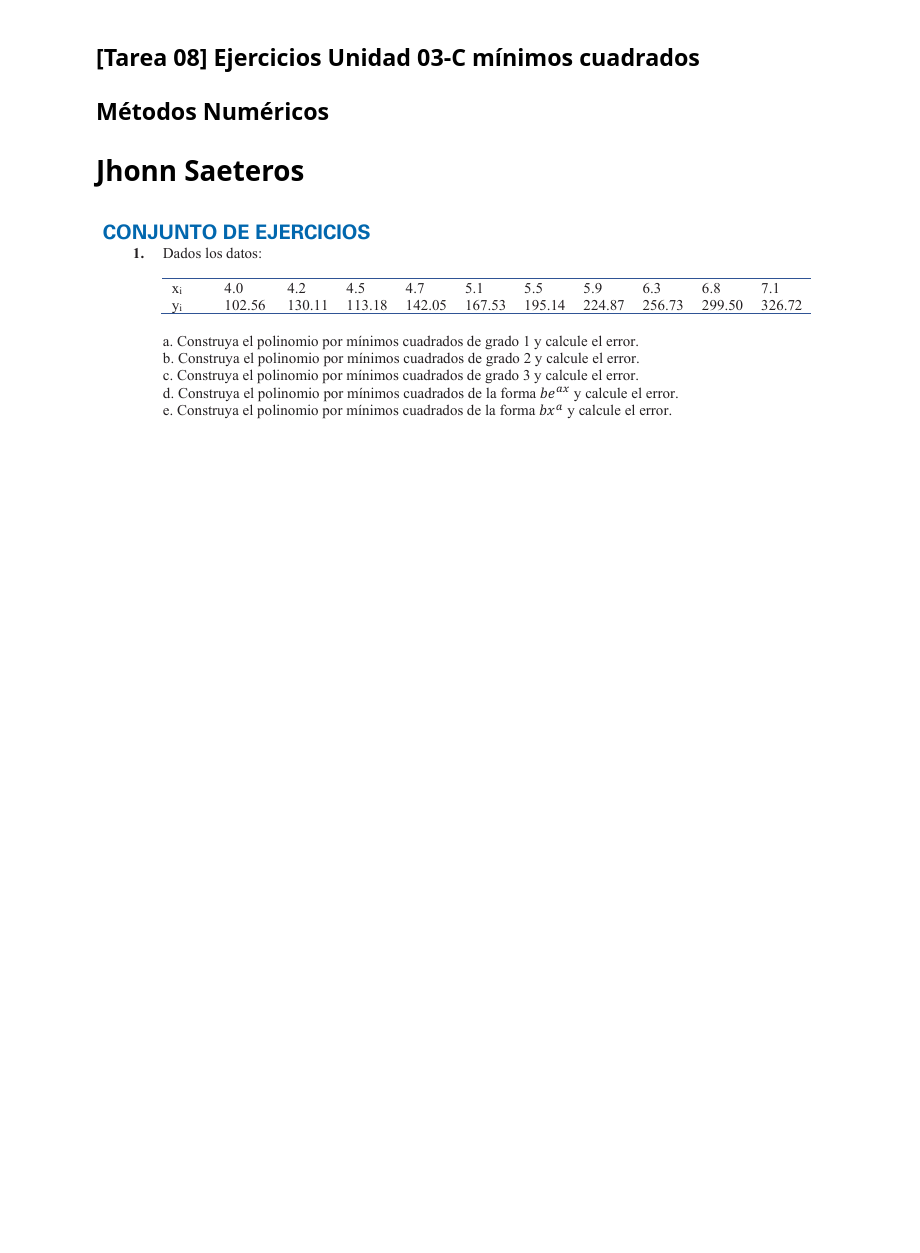
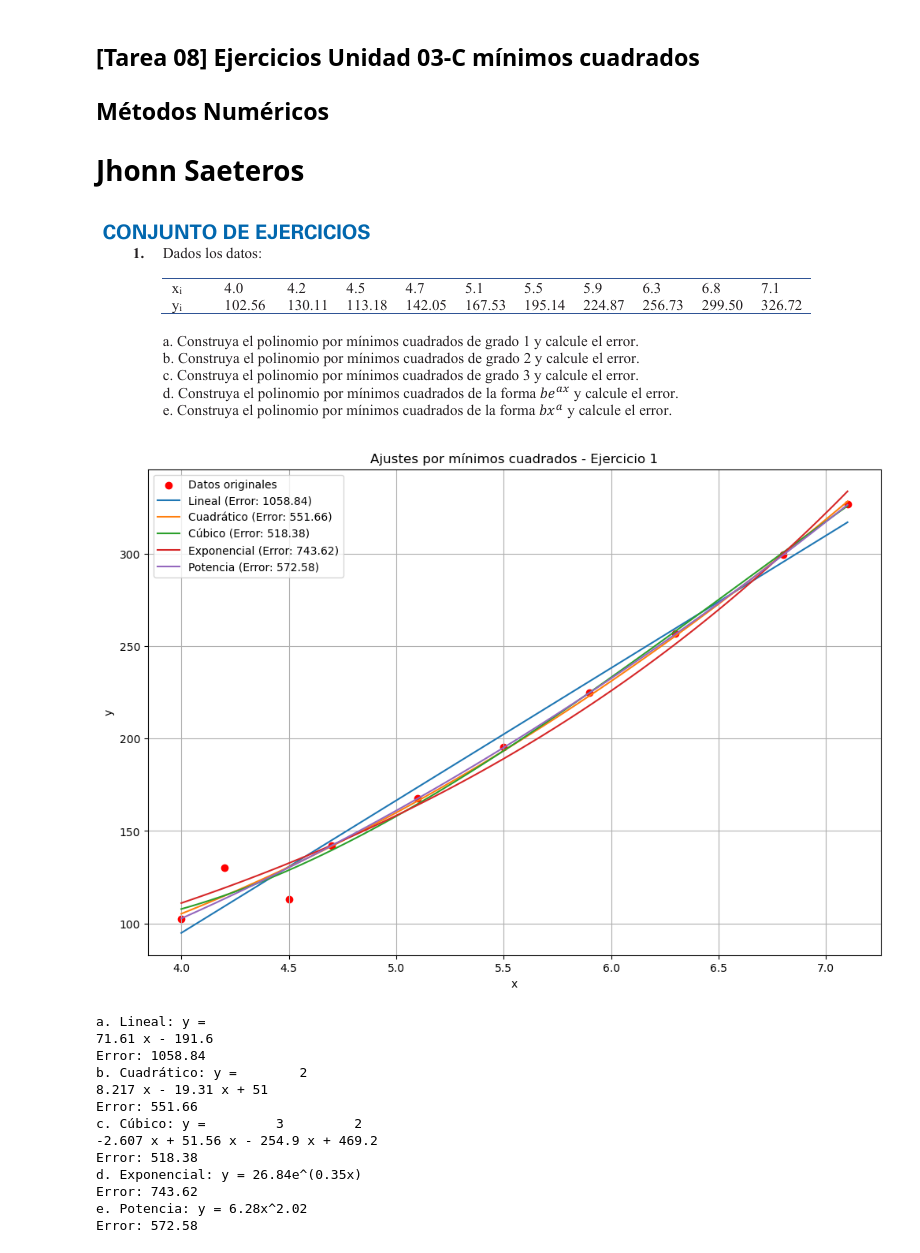
Before and after one commit to JASL22/-Tarea-08-Ejercicios-Unidad-03-C-m-nimos-cuadrados, a Jupyter notebook: Ejercicio1.ipynb, the cells around one changed output. Cells and saved outputs as stored; diff of their text form; code cells hidden in the pictures; blank space fills up the shorter version.

```diff
--- a/Ejercicio1.ipynb
+++ b/Ejercicio1.ipynb
@@ -4,3 +4,80 @@
 # Jhonn Saeteros
 # %% [markdown]
 ![image.png](attachment:image.png)
+# %%
+import numpy as np
+import matplotlib.pyplot as plt
+from scipy.optimize import curve_fit
+
+# Datos del ejercicio 1
+x1 = np.array([4.0, 4.2, 4.5, 4.7, 5.1, 5.5, 5.9, 6.3, 6.8, 7.1])
+y1 = np.array([102.56, 130.11, 113.18, 142.05, 167.53, 195.14, 224.87, 256.73, 299.50, 326.72])
+
+# a. Polinomio de grado 1 (lineal)
+coeff1 = np.polyfit(x1, y1, 1)
+p1 = np.poly1d(coeff1)
+error1 = np.sum((y1 - p1(x1))**2)
+
+# b. Polinomio de grado 2 (cuadrático)
+coeff2 = np.polyfit(x1, y1, 2)
+p2 = np.poly1d(coeff2)
+error2 = np.sum((y1 - p2(x1))**2)
+
+# c. Polinomio de grado 3 (cúbico)
+coeff3 = np.polyfit(x1, y1, 3)
+p3 = np.poly1d(coeff3)
+error3 = np.sum((y1 - p3(x1))**2)
+
+# d. Función exponencial be^ax
+def exp_func(x, a, b):
+    return b * np.exp(a * x)
+popt_exp, pcov_exp = curve_fit(exp_func, x1, y1)
+error_exp = np.sum((y1 - exp_func(x1, *popt_exp))**2)
+
+# e. Función potencia bx^a
+def power_func(x, a, b):
+    return b * x**a
+popt_pow, pcov_pow = curve_fit(power_func, x1, y1)
+error_pow = np.sum((y1 - power_func(x1, *popt_pow))**2)
+
+# Graficar todos los ajustes
+plt.figure(figsize=(12, 8))
+plt.scatter(x1, y1, color='red', label='Datos originales')
+
+x_vals = np.linspace(min(x1), max(x1), 100)
+plt.plot(x_vals, p1(x_vals), label=f'Lineal (Error: {error1:.2f})')
+plt.plot(x_vals, p2(x_vals), label=f'Cuadrático (Error: {error2:.2f})')
+plt.plot(x_vals, p3(x_vals), label=f'Cúbico (Error: {error3:.2f})')
+plt.plot(x_vals, exp_func(x_vals, *popt_exp),
+         label=f'Exponencial (Error: {error_exp:.2f})')
+plt.plot(x_vals, power_func(x_vals, *popt_pow),
+         label=f'Potencia (Error: {error_pow:.2f})')
+
+plt.title('Ajustes por mínimos cuadrados - Ejercicio 1')
+plt.xlabel('x')
+plt.ylabel('y')
+plt.legend()
+plt.grid(True)
+plt.show()
+
+# Mostrar ecuaciones y errores
+print("a. Lineal: y =", p1, f"\nError: {error1:.2f}")
+print("b. Cuadrático: y =", p2, f"\nError: {error2:.2f}")
+print("c. Cúbico: y =", p3, f"\nError: {error3:.2f}")
+print(f"d. Exponencial: y = {popt_exp[1]:.2f}e^({popt_exp[0]:.2f}x) \nError: {error_exp:.2f}")
+print(f"e. Potencia: y = {popt_pow[1]:.2f}x^{popt_pow[0]:.2f} \nError: {error_pow:.2f}")
+# %% [output]
+[figure, added]
+a. Lineal: y =
+71.61 x - 191.6
+Error: 1058.84
+b. Cuadrático: y =        2
+8.217 x - 19.31 x + 51
+Error: 551.66
+c. Cúbico: y =         3         2
+-2.607 x + 51.56 x - 254.9 x + 469.2
+Error: 518.38
+d. Exponencial: y = 26.84e^(0.35x)
+Error: 743.62
+e. Potencia: y = 6.28x^2.02
+Error: 572.58
```
Also changed, not shown: parts of 2 cells of this notebook.
